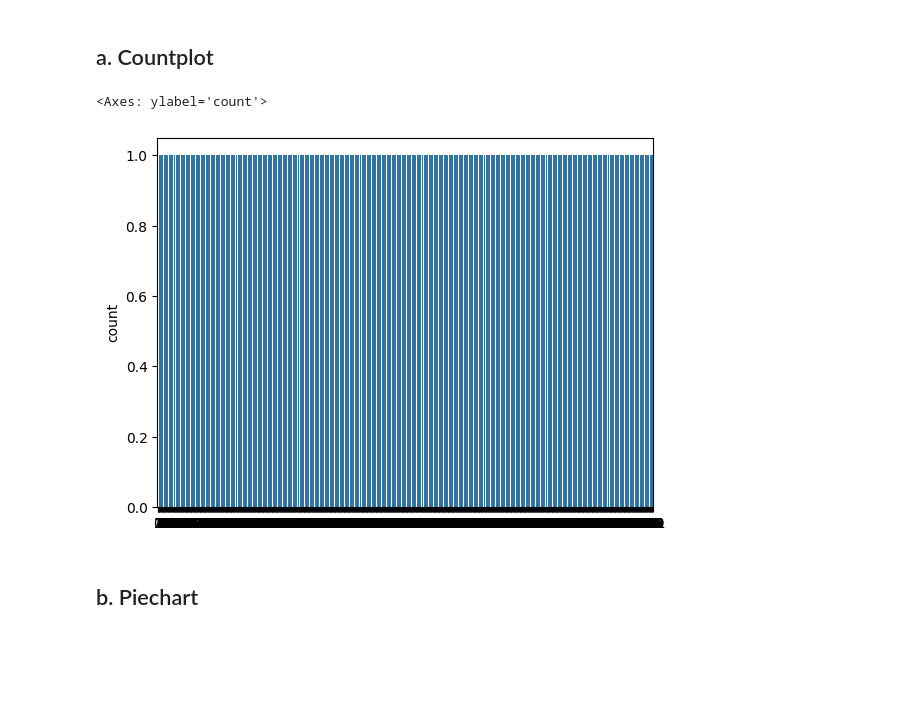
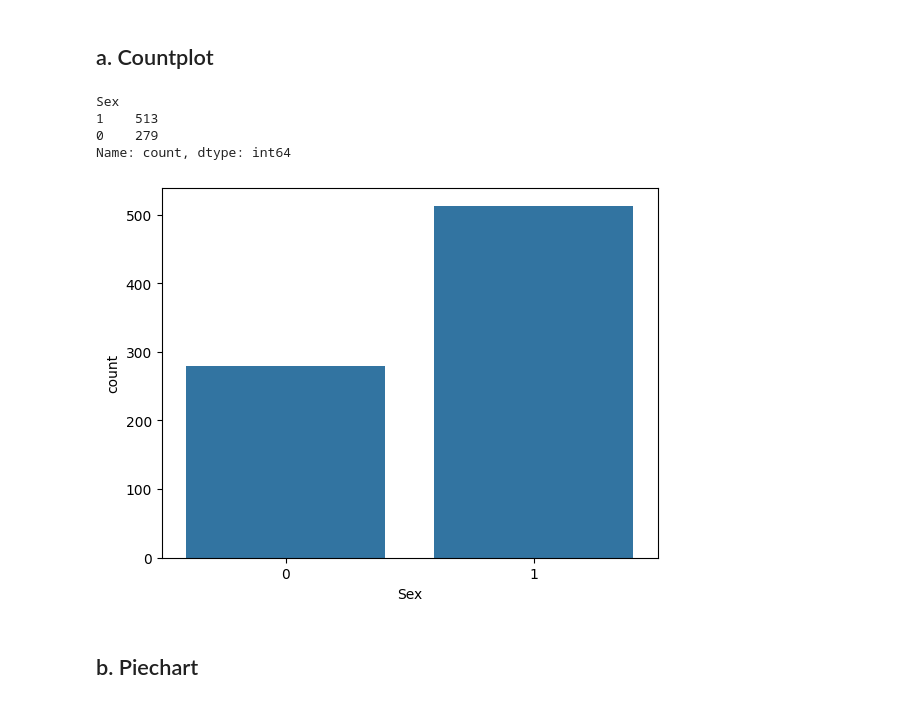
Before and after one commit to mohIITech/learning_machine_learning, a Jupyter notebook: JupyterNotebooks/MachineLearning/Exploratory Data Analysis (EDA)/univariate_analysis.ipynb, the cells around one changed output. Saved outputs shown, nothing was run; the diff lists cells and outputs as text; code cells hidden in the pictures; blank space fills up the shorter version.

```diff
--- a/JupyterNotebooks/MachineLearning/Exploratory Data Analysis (EDA)/univariate_analysis.ipynb
+++ b/JupyterNotebooks/MachineLearning/Exploratory Data Analysis (EDA)/univariate_analysis.ipynb
@@ -5,7 +26,7 @@ import seaborn as sns
 # %%
 df = pd.read_csv('train_data.csv')
 del df['Unnamed: 0']
-df.rename(columns={'Title_1': 'Healthy'}, inplace=True)
+#df.rename(columns={'Title_1': 'Healthy'}, inplace=True)
 ## this can also be used if dont want to create a duplicate
 ## df = df.rename(columns={'Title_1': 'Healthy'})
 df
@@ -28,9 +49,13 @@ df
 # %% [markdown]
 ## a. Countplot
 # %%
-sns.countplot(df['Age'])
+sns.countplot(df, x='Sex')
+df['Sex'].value_counts()
 # %% [output]
-<Axes: ylabel='count'>
+Sex
+1    513
+0    279
+Name: count, dtype: int64
-[figure, old version]
+[figure, new version]
 # %% [markdown]
 ## b. Piechart
```
Also changed, not shown: parts of 11 cells of this notebook, 4 other files.
